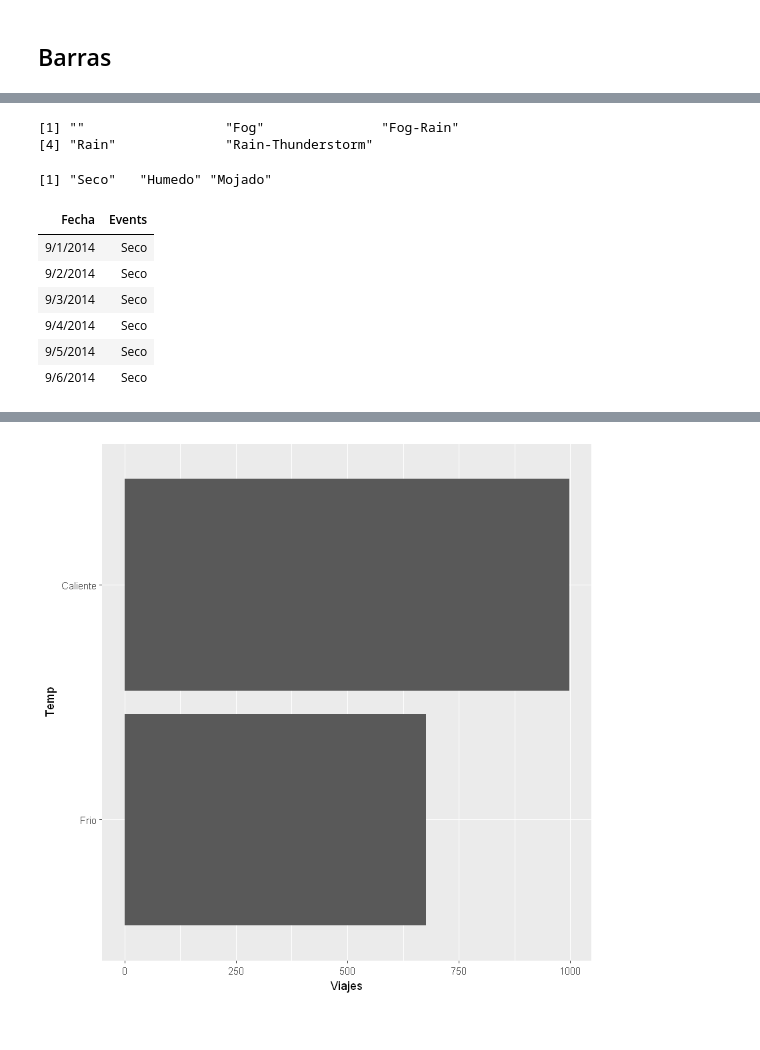
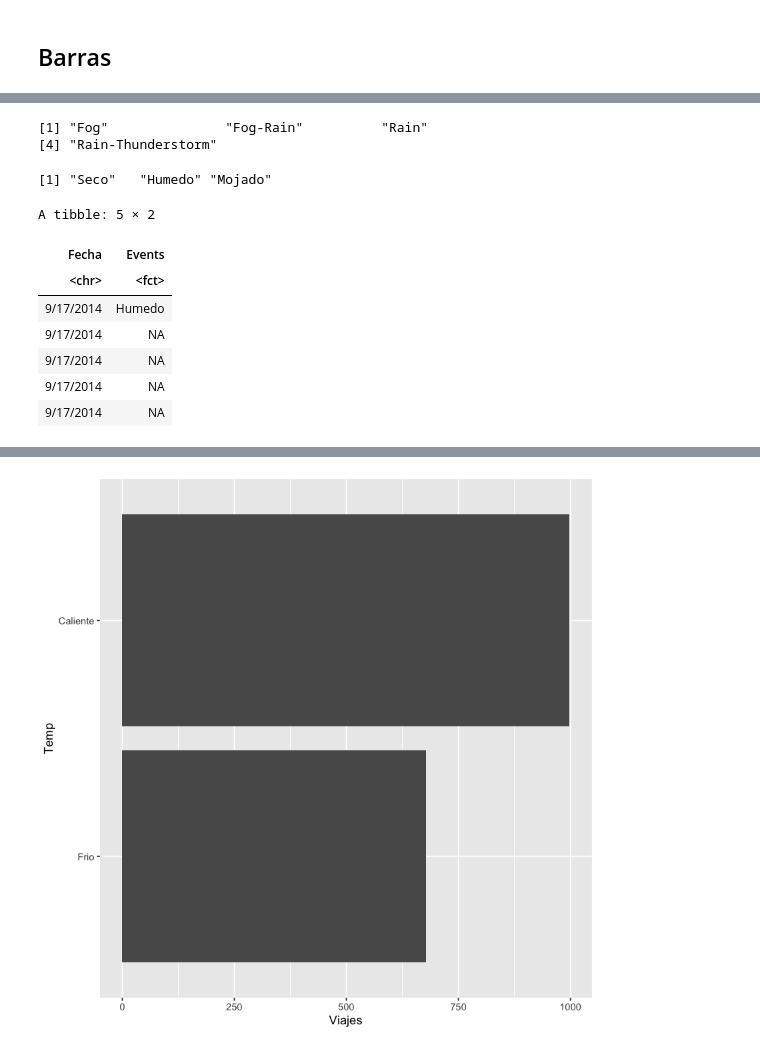
Before and after one commit to notblank/Curso-Stat-Public, a Jupyter notebook: Cursos/Curso_07_Data_Viz_1.ipynb, the cells around one changed output, grey strips where cells are left out. Saved outputs shown, nothing was run; the diff lists cells and outputs as text; code cells hidden in the pictures.

```diff
--- a/Cursos/Curso_07_Data_Viz_1.ipynb
+++ b/Cursos/Curso_07_Data_Viz_1.ipynb
@@ -34,0 +56,4 @@ The following objects are masked from 'package:base':
+# %%
+clima <- readr::read_csv("../tablas/bike data/201508_weather_data.csv")
+
+names(clima)
@@ -34,0 +81,6 @@ The following objects are masked from 'package:base':
+# %%
+clima.bicis <- clima %>% select(PDT, `Max TemperatureF`) %>%
+                            mutate(`Max TemperatureF` = round((`Max TemperatureF` - 32)*5/9, 0)) %>%
+                            rename(Fecha = PDT, Max_Temp = `Max TemperatureF`)
+
+head(clima.bicis)
@@ -38,20 +100,21 @@ levels(fact)
 levels(fact) <- c('Seco', 'Humedo', 'Humedo', 'Mojado', 'Mojado')
 levels(fact)
 # %% [output]
-[1] ""                  "Fog"               "Fog-Rain"
-[4] "Rain"              "Rain-Thunderstorm"
+[1] "Fog"               "Fog-Rain"          "Rain"
+[4] "Rain-Thunderstorm"
 [1] "Seco"   "Humedo" "Mojado"
 # %%
 clima.simple <- clima %>% rename(Fecha = PDT) %>%
-            select(Fecha, Events) %>% mutate(Events = fact)
+                    select(Fecha, Events) %>% mutate(Events = fact)
 
-head(clima.simple)
+clima.simple %>% filter(Fecha == '9/17/2014') %>% head()
 # %% [output]
+A tibble: 5 × 2
 | Fecha | Events |
-| 9/1/2014 | Seco |
-| 9/2/2014 | Seco |
-| 9/3/2014 | Seco |
-| 9/4/2014 | Seco |
-| 9/5/2014 | Seco |
-| 9/6/2014 | Seco |
+| <chr> | <fct> |
+| 9/17/2014 | Humedo |
+| 9/17/2014 | NA |
+| 9/17/2014 | NA |
+| 9/17/2014 | NA |
+| 9/17/2014 | NA |
 # %%
```
Also changed, not shown: parts of 28 cells of this notebook, 1 other file.
